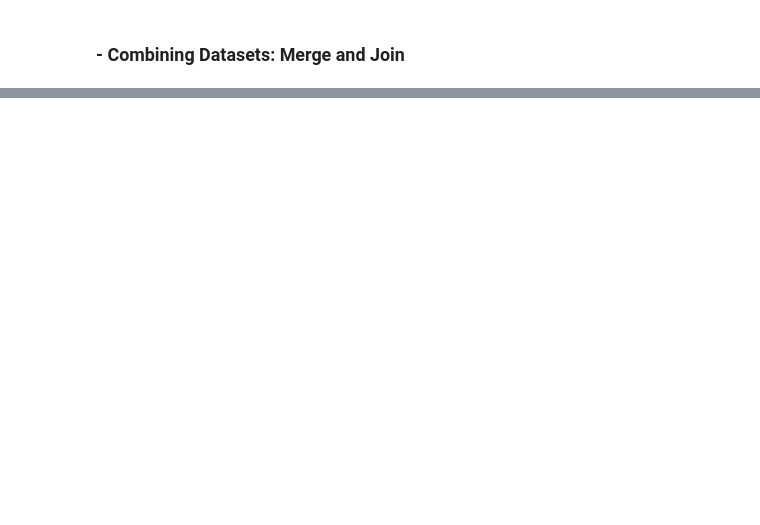
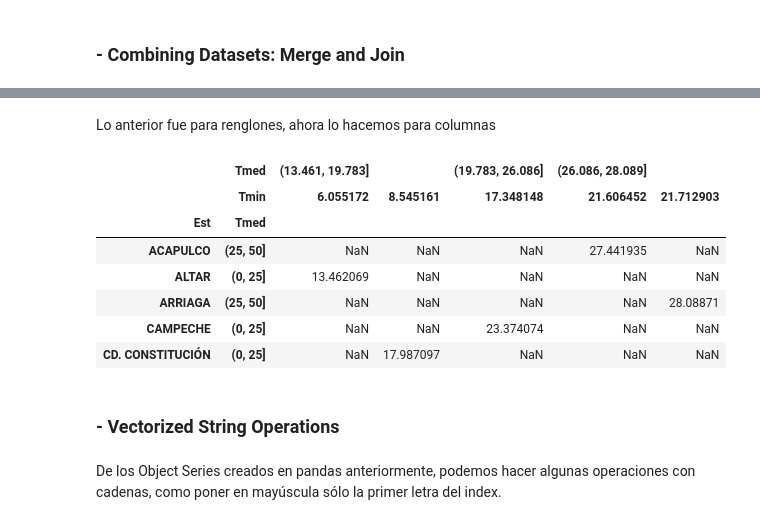
Before and after one commit to DCIDA2019/da2019-anaisabelotodo, a Jupyter notebook: Semana2/Tarea Semana 2/Tarea2.ipynb, the cells around one changed output, grey strips where cells are left out. Cells and saved outputs as stored; diff of their text form; code cells hidden in the pictures; blank space fills up the shorter version.

```diff
--- a/Semana2/Tarea Semana 2/Tarea2.ipynb
+++ b/Semana2/Tarea Semana 2/Tarea2.ipynb
@@ -1376,0 +1590,4 @@ MergeError: No common columns to perform merge on. Merge options: left_on=None,
+# %%
+df = pd.DataFrame({'Tmin':tempmi2019, 'Tmed': tempm2019, 'Tmax': tempma2019})
+df
+df.groupby('Est')[['Tmed']].mean() # Mostramos la media de los datos de Tmed
@@ -1376,0 +1629,3 @@ MergeError: No common columns to perform merge on. Merge options: left_on=None,
+# %%
+age = pd.cut(df['Tmed'], [0, 25, 50])
+df.pivot_table('Tmed', ['Est', age], 'Tmin')
@@ -1376,0 +1640,18 @@ MergeError: No common columns to perform merge on. Merge options: left_on=None,
+# %% [markdown]
+Lo anterior fue para renglones, ahora lo hacemos para columnas
+# %%
+fare = pd.qcut(df['Tmed'], 3) # Se divide en 3 rangos
+df.pivot_table('Tmed', ['Est', age], [fare, 'Tmin'])
+# %% [output]
+|  | Tmed | (13.461, 19.783] |  | (19.783, 26.086] | (26.086, 28.089] |  |
+|  | Tmin | 6.055172 | 8.545161 | 17.348148 | 21.606452 | 21.712903 |
+| Est | Tmed |  |  |  |  |  |
+| ACAPULCO | (25, 50] | NaN | NaN | NaN | 27.441935 | NaN |
+| ALTAR | (0, 25] | 13.462069 | NaN | NaN | NaN | NaN |
+| ARRIAGA | (25, 50] | NaN | NaN | NaN | NaN | 28.08871 |
+| CAMPECHE | (0, 25] | NaN | NaN | 23.374074 | NaN | NaN |
+| CD. CONSTITUCIÓN | (0, 25] | NaN | 17.987097 | NaN | NaN | NaN |
+# %% [markdown]
+### - Vectorized String Operations
+# %% [markdown]
+De los Object Series creados en pandas anteriormente, podemos hacer algunas operaciones con cadenas, como poner en mayúscula sólo la primer letra del index.
```
Also changed, not shown: parts of 99 cells of this notebook.
